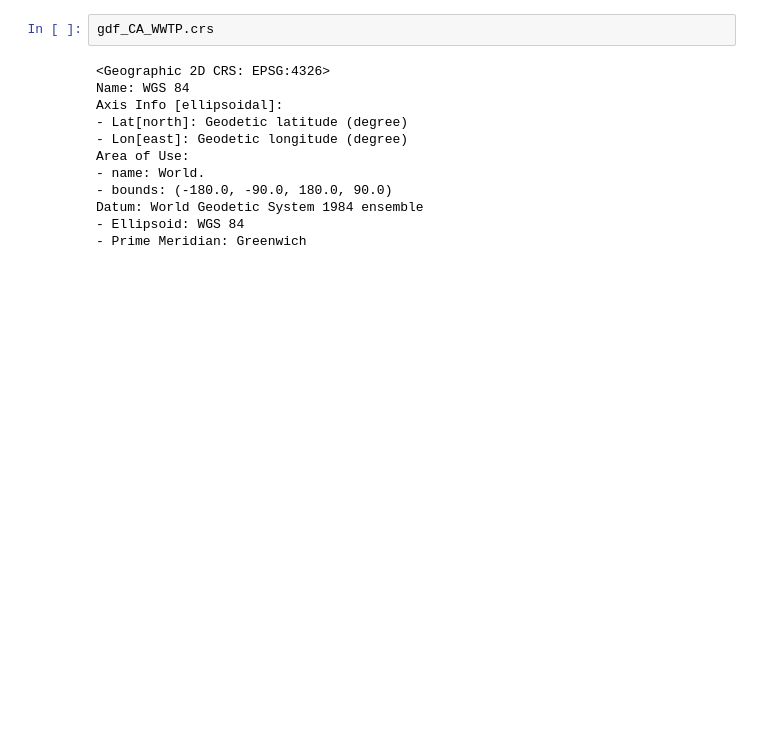
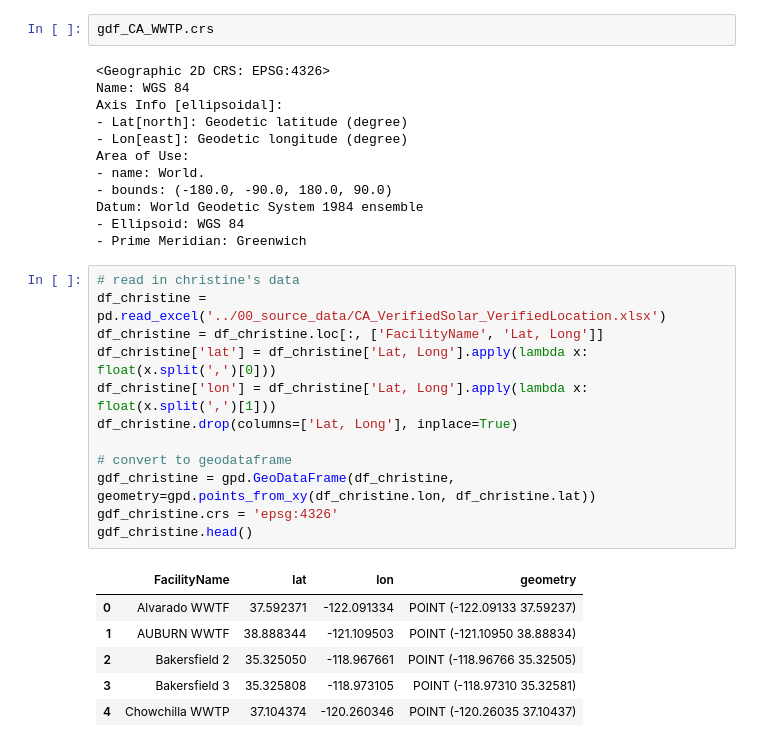
Before and after one commit to Yer1k/solar_wastewater, a Jupyter notebook: 10_code/Read Geopanda data.ipynb, the cells around one changed output. Cells and saved outputs as stored; diff of their text form; blank space fills up the shorter version.

```diff
--- a/10_code/Read Geopanda data.ipynb
+++ b/10_code/Read Geopanda data.ipynb
@@ -107,6 +113,25 @@ Area of Use:
 Datum: World Geodetic System 1984 ensemble
 - Ellipsoid: WGS 84
 - Prime Meridian: Greenwich
+# %%
+# read in christine's data
+df_christine = pd.read_excel('../00_source_data/CA_VerifiedSolar_VerifiedLocation.xlsx')
+df_christine = df_christine.loc[:, ['FacilityName', 'Lat, Long']]
+df_christine['lat'] = df_christine['Lat, Long'].apply(lambda x: float(x.split(',')[0]))
+df_christine['lon'] = df_christine['Lat, Long'].apply(lambda x: float(x.split(',')[1]))
+df_christine.drop(columns=['Lat, Long'], inplace=True)
+
+# convert to geodataframe
+gdf_christine = gpd.GeoDataFrame(df_christine, geometry=gpd.points_from_xy(df_christine.lon, df_christine.lat))
+gdf_christine.crs = 'epsg:4326'
+gdf_christine.head()
+# %% [output]
+|  | FacilityName | lat | lon | geometry |
+| 0 | Alvarado WWTF | 37.592371 | -122.091334 | POINT (-122.09133 37.59237) |
+| 1 | AUBURN WWTF | 38.888344 | -121.109503 | POINT (-121.10950 38.88834) |
+| 2 | Bakersfield 2 | 35.325050 | -118.967661 | POINT (-118.96766 35.32505) |
+| 3 | Bakersfield 3 | 35.325808 | -118.973105 | POINT (-118.97310 35.32581) |
+| 4 | Chowchilla WWTP | 37.104374 | -120.260346 | POINT (-120.26035 37.10437) |
 # %%
 # plot geometry of gdf_CA_WWTP on a US map with CA state boundary
 import matplotlib.pyplot as plt
```
Also changed, not shown: parts of 5 cells of this notebook, 1 other file.
